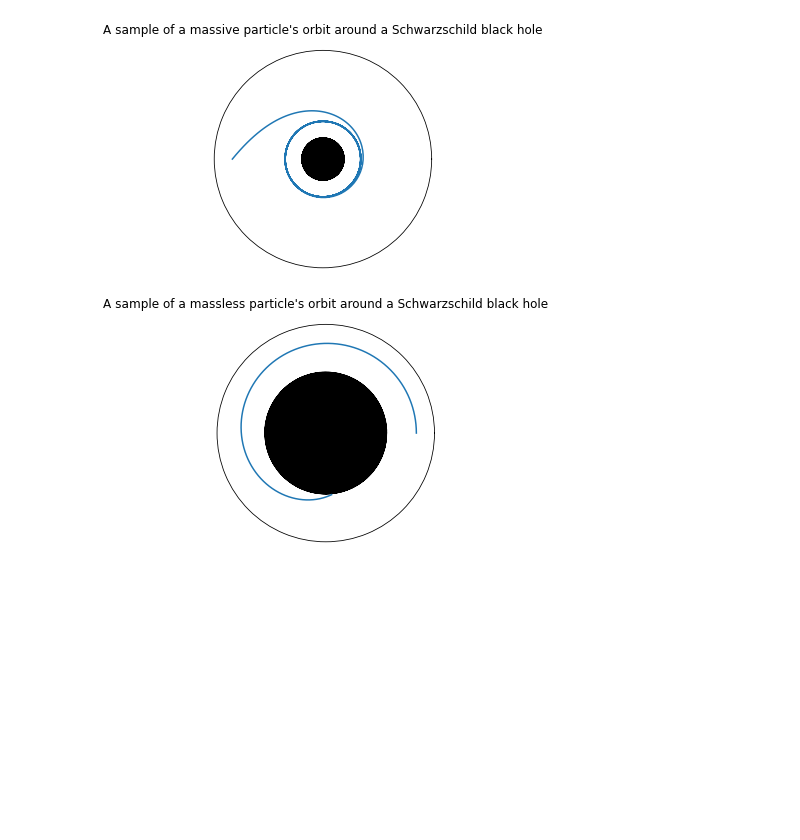
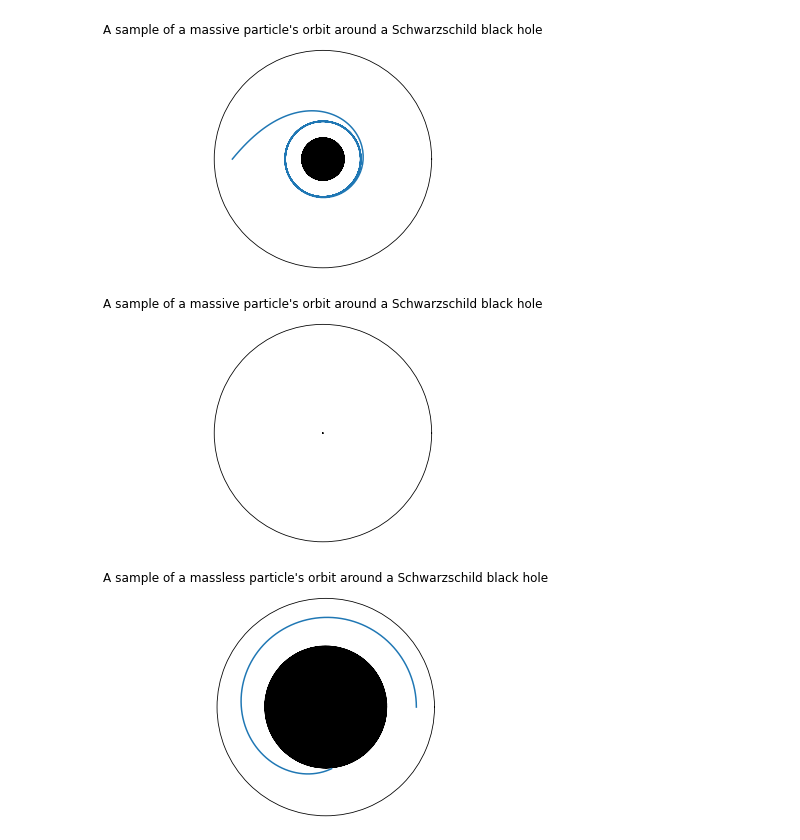
Before and after one commit to aidanjjoyce/Black-Hole-Simulations, a Jupyter notebook: Black_Hole_Simulations.ipynb, the cells around one changed output. Drawn from its saved outputs; the diff is of its cells as text; code cells hidden in the pictures; blank space fills up the shorter version.

Commit message:
Started creating a function to plot a Schwarzschild orbit for given orbital parameters to save on code reuse

```diff
--- a/Black_Hole_Simulations.ipynb
+++ b/Black_Hole_Simulations.ipynb
@@ -103,6 +103,40 @@ ax.set_rmax(1.2*np.amax(rs))
 plt.show()
 # %% [output]
 [figure]
+# %%
+#Plots an orbit around a Schwarzschild black hole, radius Rs, with initial
+#position given by r0, and angular momentum as a fraction of the angular
+#momentum of a circular orbit of the same inital radius
+
+def SS_MassivePlotter(Rs, r0, hFrac, orbits, samples):
+
+  fig, ax = plt.subplots(subplot_kw={'projection': 'polar'})
+  ax.set_title("A sample of a massive particle's orbit around a Schwarzschild black hole")
+  ps = np.linspace(0, 937*np.pi,20000)
+  ax.plot(ps,[i * Rs / 20000 for i in range(0, 20000, 1) ],'k')
+  ax.set_rticks([])
+  ax.set_xticks([])
+  ax.grid(False)
+
+  #Plots an orbit with given initial radius, dr/dp, and h
+
+  hCirc = np.sqrt(G*M*r0[0]**2/(r0[0] - 3*Rs/2)) #h required for circular orbit
+  h = hFrac*hCirc
+  ps = np.linspace(0,2*np.pi*orbits,samples)
+  rs = odeint(SS_MassiveShapeEqn, r0, ps, args=(G,M,c,h))
+  ax.plot(ps, rs[:,0])
+  ax.set_rmax(1.2*np.amax(rs))
+
+  plt.show()
+
+Rs = 1000
+r0 = [3*Rs, 0]
+hFrac = 1
+orbits = 1
+samples = 1000
+SS_MassivePlotter(1,r0,hFrac,orbits,samples)
+# %% [output]
+[figure, added]
 # %%
 #Example of plotting an orbit for a massless particle around a Schwarzschild black hole
 
```
